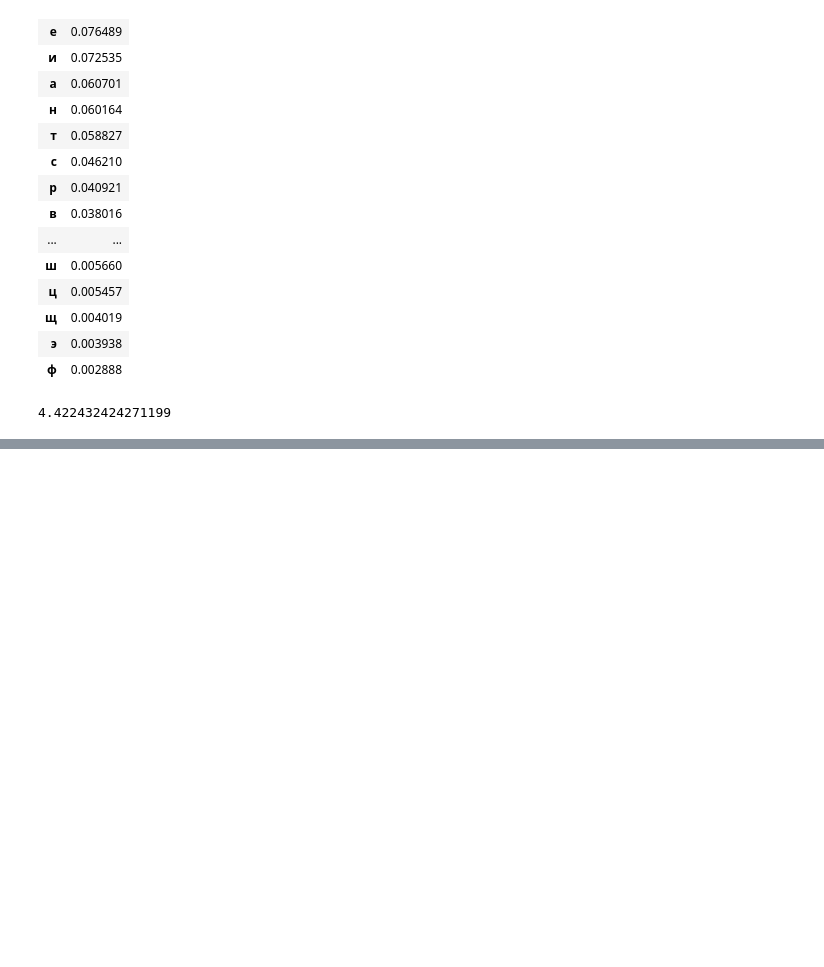
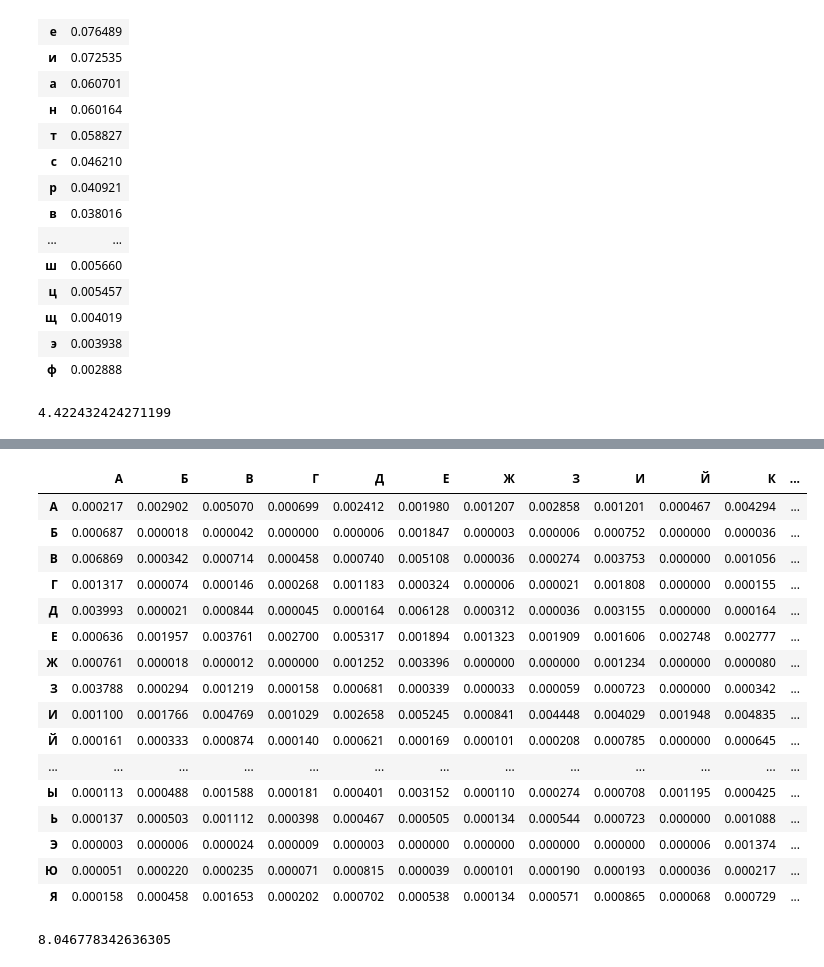
Before and after one commit to kseniiacode/fb-labs-2020, a Jupyter notebook: cp_1/zakhariash_fb-83_cp1.ipynb, the cells around one changed output, grey strips where cells are left out. Drawn from its saved outputs; the diff is of its cells as text; code cells hidden in the pictures; blank space fills up the shorter version.

```diff
--- a/cp_1/zakhariash_fb-83_cp1.ipynb
+++ b/cp_1/zakhariash_fb-83_cp1.ipynb
@@ -133,0 +305,42 @@ df_bi
+# %%
+bi_n2 = np.zeros((31, 31))
+def bi_freq2_n(data, bi2):
+    try:
+        for n in range(0, len(data) - 1, 2):
+            if (ord(data[n]) > 1097) and (ord(data[n+1]) > 1097):
+                bi2[ord(data[n]) - 1073][ord(data[n+1]) - 1073] += 1
+            elif ord(data[n]) > 1097:
+                bi2[ord(data[n]) - 1073][ord(data[n+1]) - 1072] += 1
+            elif ord(data[n+1]) > 1097:
+                bi2[ord(data[n]) - 1072][ord(data[n+1]) - 1073] += 1
+            else:
+                bi2[ord(data[n]) - 1072][ord(data[n+1]) - 1072] += 1
+    except:
+        print('break')
+        print(n)
+    df2 = pd.DataFrame(bi2, index=list_alf2, columns=list_alf2)
+    size = (df2.sum()).sum()
+    df2 = df2.div(size)
+    return df2
+# %%
+df_bi_n2 = bi_freq2_n(data2, bi_n2)
+# %%
+df_bi_n2
+# %% [output]
+|  | А | Б | В | Г | Д | Е | Ж | З | И | Й | К | ... |
+| А | 0.000217 | 0.002902 | 0.005070 | 0.000699 | 0.002412 | 0.001980 | 0.001207 | 0.002858 | 0.001201 | 0.000467 | 0.004294 | ... |
+| Б | 0.000687 | 0.000018 | 0.000042 | 0.000000 | 0.000006 | 0.001847 | 0.000003 | 0.000006 | 0.000752 | 0.000000 | 0.000036 | ... |
+| В | 0.006869 | 0.000342 | 0.000714 | 0.000458 | 0.000740 | 0.005108 | 0.000036 | 0.000274 | 0.003753 | 0.000000 | 0.001056 | ... |
+| Г | 0.001317 | 0.000074 | 0.000146 | 0.000268 | 0.001183 | 0.000324 | 0.000006 | 0.000021 | 0.001808 | 0.000000 | 0.000155 | ... |
+| Д | 0.003993 | 0.000021 | 0.000844 | 0.000045 | 0.000164 | 0.006128 | 0.000312 | 0.000036 | 0.003155 | 0.000000 | 0.000164 | ... |
+| Е | 0.000636 | 0.001957 | 0.003761 | 0.002700 | 0.005317 | 0.001894 | 0.001323 | 0.001909 | 0.001606 | 0.002748 | 0.002777 | ... |
+| Ж | 0.000761 | 0.000018 | 0.000012 | 0.000000 | 0.001252 | 0.003396 | 0.000000 | 0.000000 | 0.001234 | 0.000000 | 0.000080 | ... |
+| З | 0.003788 | 0.000294 | 0.001219 | 0.000158 | 0.000681 | 0.000339 | 0.000033 | 0.000059 | 0.000723 | 0.000000 | 0.000342 | ... |
+| И | 0.001100 | 0.001766 | 0.004769 | 0.001029 | 0.002658 | 0.005245 | 0.000841 | 0.004448 | 0.004029 | 0.001948 | 0.004835 | ... |
+| Й | 0.000161 | 0.000333 | 0.000874 | 0.000140 | 0.000621 | 0.000169 | 0.000101 | 0.000208 | 0.000785 | 0.000000 | 0.000645 | ... |
+| ... | ... | ... | ... | ... | ... | ... | ... | ... | ... | ... | ... | ... |
+| Ы | 0.000113 | 0.000488 | 0.001588 | 0.000181 | 0.000401 | 0.003152 | 0.000110 | 0.000274 | 0.000708 | 0.001195 | 0.000425 | ... |
+| Ь | 0.000137 | 0.000503 | 0.001112 | 0.000398 | 0.000467 | 0.000505 | 0.000134 | 0.000544 | 0.000723 | 0.000000 | 0.001088 | ... |
+| Э | 0.000003 | 0.000006 | 0.000024 | 0.000009 | 0.000003 | 0.000000 | 0.000000 | 0.000000 | 0.000000 | 0.000006 | 0.001374 | ... |
+| Ю | 0.000051 | 0.000220 | 0.000235 | 0.000071 | 0.000815 | 0.000039 | 0.000101 | 0.000190 | 0.000193 | 0.000036 | 0.000217 | ... |
+| Я | 0.000158 | 0.000458 | 0.001653 | 0.000202 | 0.000702 | 0.000538 | 0.000134 | 0.000571 | 0.000865 | 0.000068 | 0.000729 | ... |
@@ -133,0 +349,4 @@ df_bi
+# %%
+entropy_bi_n2
+# %% [output]
+8.046778342636305
```
Also changed, not shown: parts of 30 cells of this notebook.
